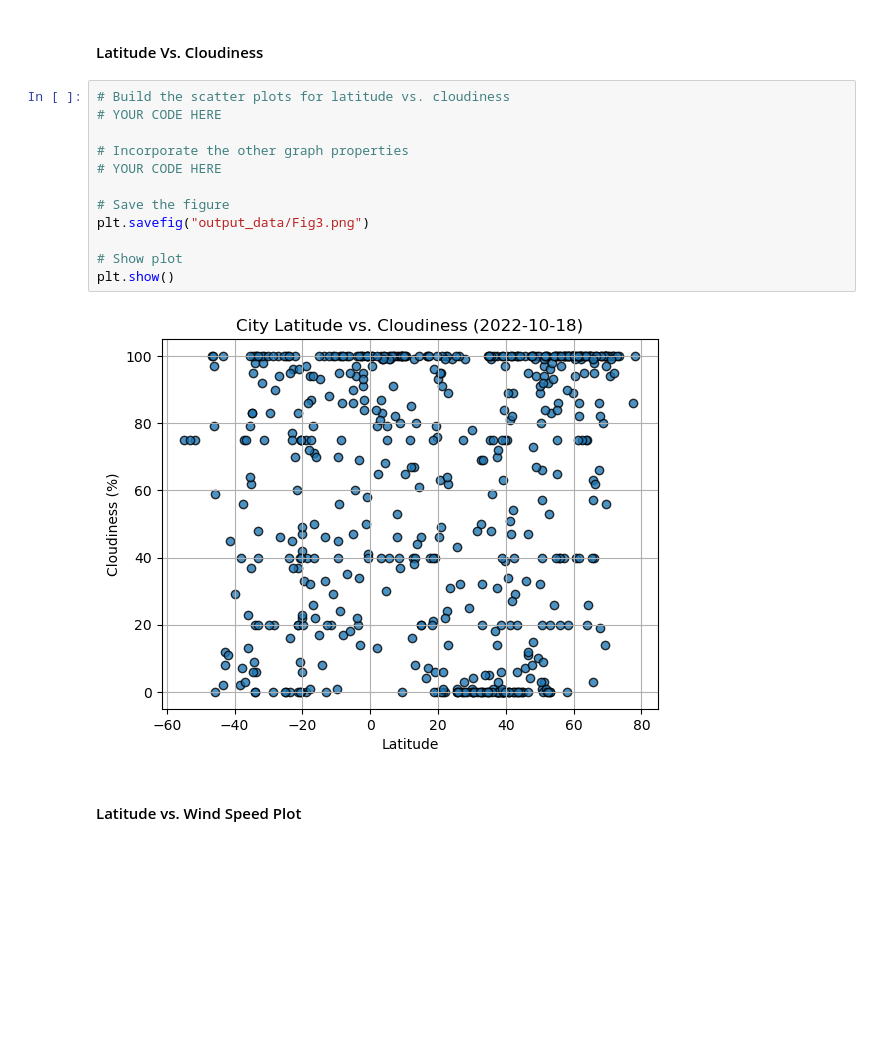
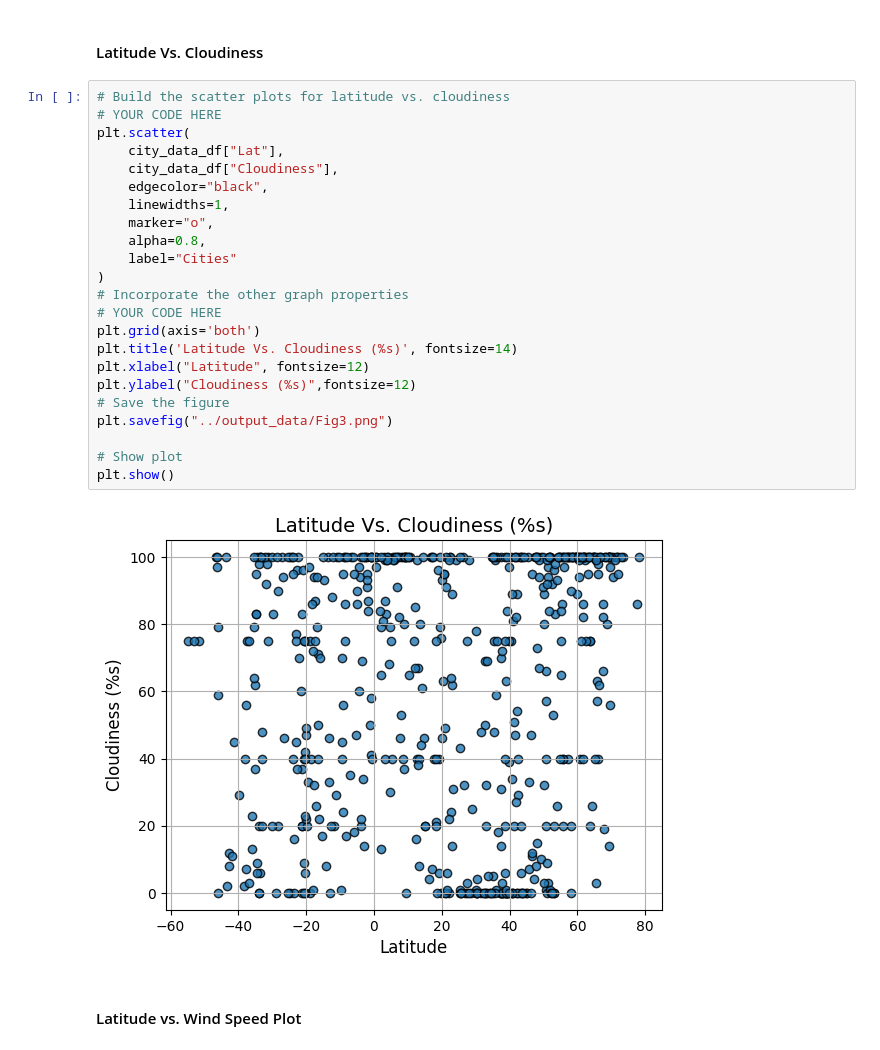
Before and after one commit to Yao7Jade/python-api-challenge, a Jupyter notebook: WeatherPy/WeatherPy.ipynb, the cells around one changed output. Cells and saved outputs as stored; diff of their text form; blank space fills up the shorter version.

```diff
--- a/WeatherPy/WeatherPy.ipynb
+++ b/WeatherPy/WeatherPy.ipynb
@@ -311,17 +332,28 @@ plt.show()
 # %%
 # Build the scatter plots for latitude vs. cloudiness
 # YOUR CODE HERE
-
+plt.scatter(
+    city_data_df["Lat"],
+    city_data_df["Cloudiness"],
+    edgecolor="black",
+    linewidths=1,
+    marker="o",
+    alpha=0.8,
+    label="Cities"
+)
 # Incorporate the other graph properties
 # YOUR CODE HERE
-
+plt.grid(axis='both')
+plt.title('Latitude Vs. Cloudiness (%s)', fontsize=14)
+plt.xlabel("Latitude", fontsize=12)
+plt.ylabel("Cloudiness (%s)",fontsize=12)
 # Save the figure
-plt.savefig("output_data/Fig3.png")
+plt.savefig("../output_data/Fig3.png")
 
 # Show plot
 plt.show()
 # %% [output]
-[figure, old version]
+[figure, new version]
 # %% [markdown]
 #### Latitude vs. Wind Speed Plot
 # %%
```
Also changed, not shown: parts of 25 cells of this notebook, 4 other files.
